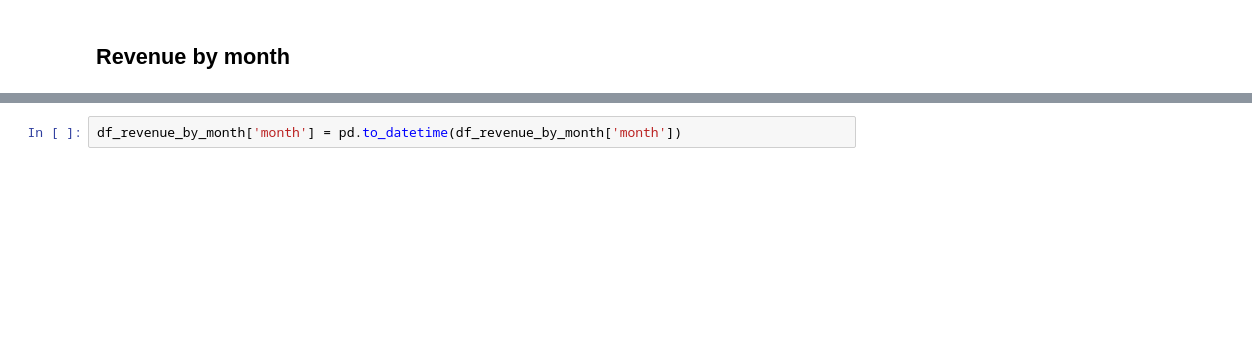
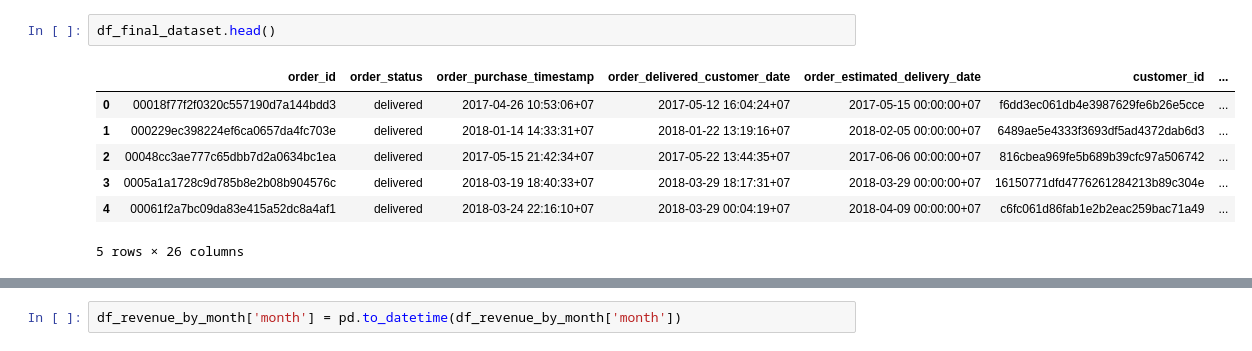
Before and after one commit to DaoNguyetMinh/ecommerce-data-analysis, a Jupyter notebook: Notebooks/Analyst.ipynb, the cells around one changed output, grey strips where cells are left out. Cells and saved outputs as stored; diff of their text form; blank space fills up the shorter version.

```diff
--- a/Notebooks/Analyst.ipynb
+++ b/Notebooks/Analyst.ipynb
@@ -15,2 +32,10 @@ df_aov_by_month = pd.read_csv("data-analysis/aov-by-month.csv")
-# %% [markdown]
-## Revenue by month
+# %%
+df_final_dataset.head()
+# %% [output]
+|  | order_id | order_status | order_purchase_timestamp | order_delivered_customer_date | order_estimated_delivery_date | customer_id | ... |
+| 0 | 00018f77f2f0320c557190d7a144bdd3 | delivered | 2017-04-26 10:53:06+07 | 2017-05-12 16:04:24+07 | 2017-05-15 00:00:00+07 | f6dd3ec061db4e3987629fe6b26e5cce | ... |
+| 1 | 000229ec398224ef6ca0657da4fc703e | delivered | 2018-01-14 14:33:31+07 | 2018-01-22 13:19:16+07 | 2018-02-05 00:00:00+07 | 6489ae5e4333f3693df5ad4372dab6d3 | ... |
+| 2 | 00048cc3ae777c65dbb7d2a0634bc1ea | delivered | 2017-05-15 21:42:34+07 | 2017-05-22 13:44:35+07 | 2017-06-06 00:00:00+07 | 816cbea969fe5b689b39cfc97a506742 | ... |
+| 3 | 0005a1a1728c9d785b8e2b08b904576c | delivered | 2018-03-19 18:40:33+07 | 2018-03-29 18:17:31+07 | 2018-03-29 00:00:00+07 | 16150771dfd4776261284213b89c304e | ... |
+| 4 | 00061f2a7bc09da83e415a52dc8a4af1 | delivered | 2018-03-24 22:16:10+07 | 2018-03-29 00:04:19+07 | 2018-04-09 00:00:00+07 | c6fc061d86fab1e2b2eac259bac71a49 | ... |
+5 rows × 26 columns
```
Also changed, not shown: parts of 53 cells of this notebook, 2 other files.
